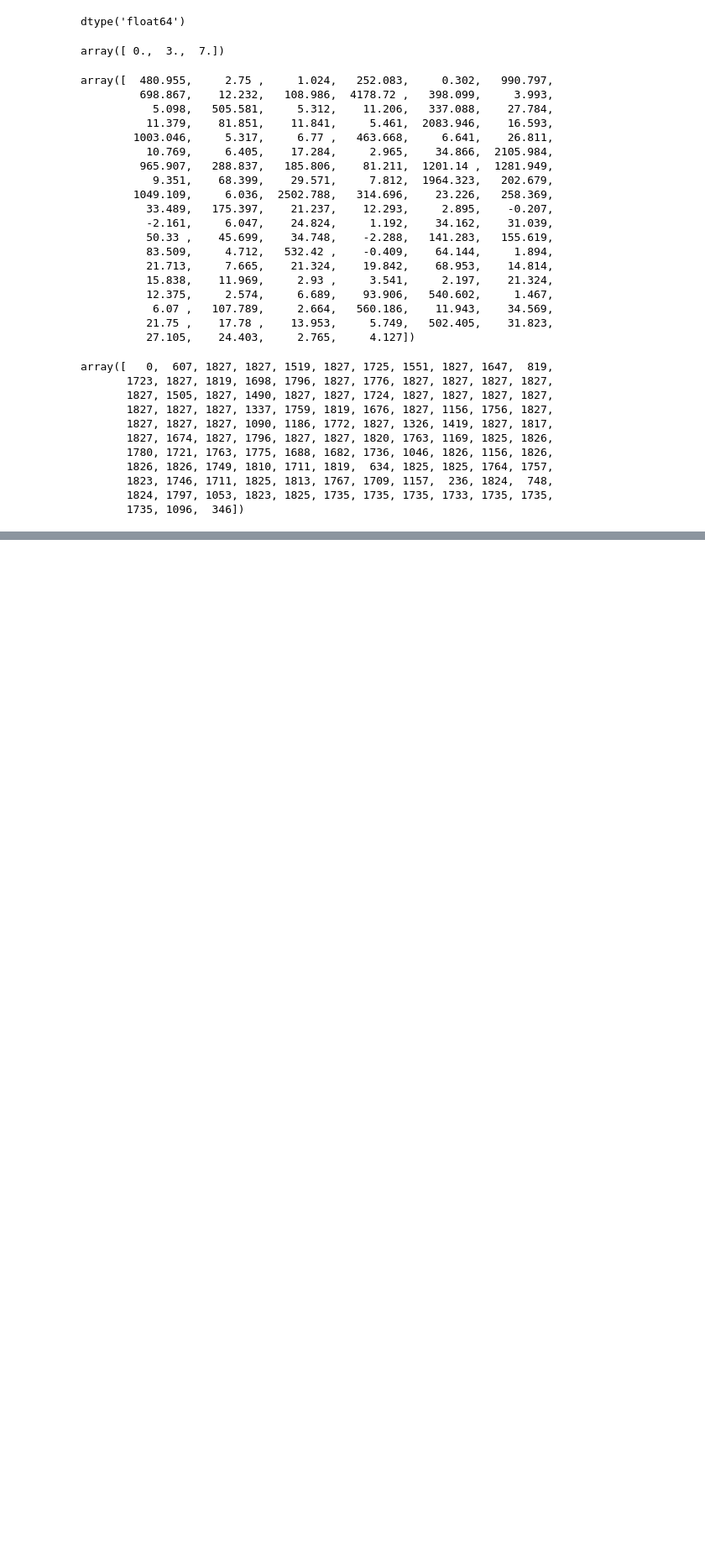
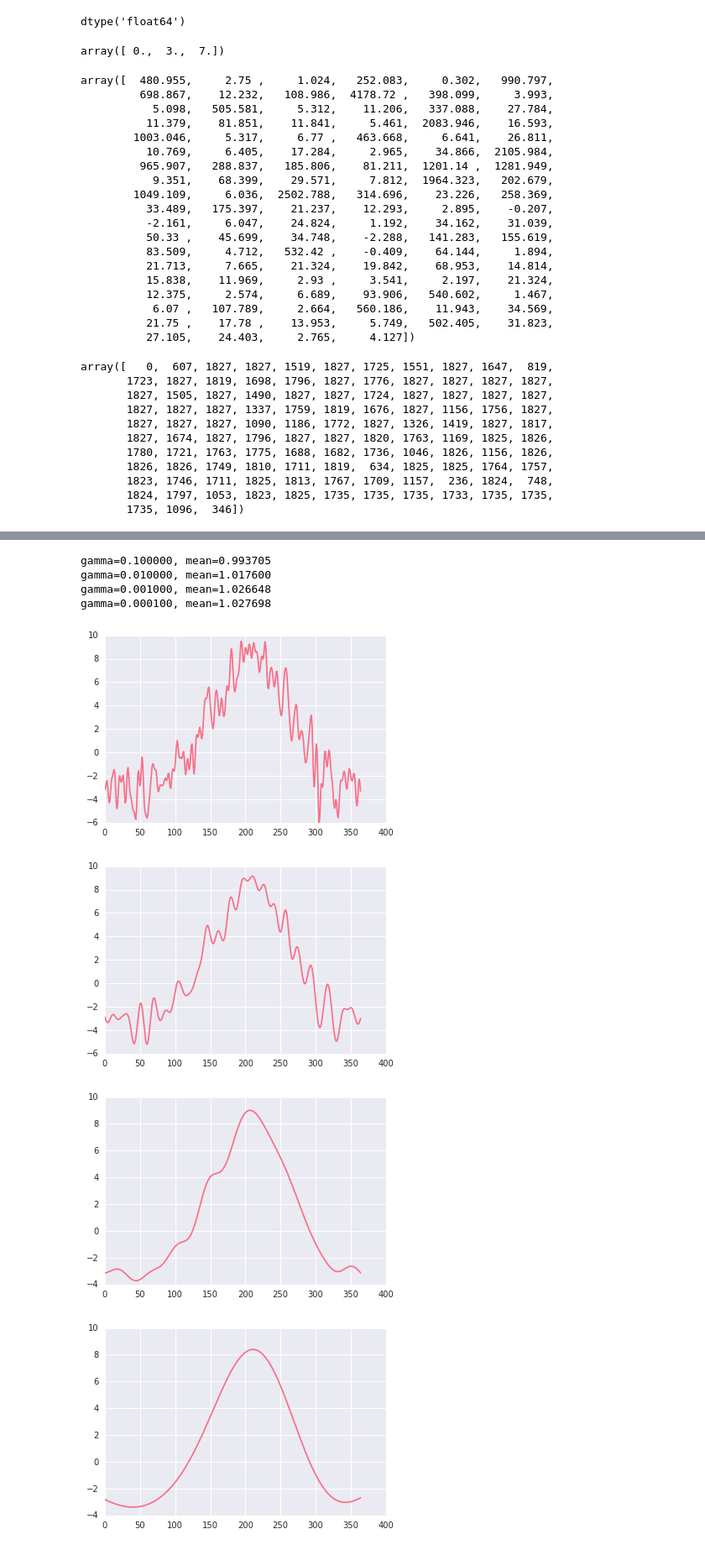
Before and after one commit to DarwinSenior/cs498, a Jupyter notebook: assignment7/KernelMethods.ipynb, the cells around one changed output, grey strips where cells are left out. Shown at 84% size. Cells and saved outputs as stored; diff of their text form; code cells hidden in the pictures; blank space fills up the shorter version.

```diff
--- a/assignment7/KernelMethods.ipynb
+++ b/assignment7/KernelMethods.ipynb
@@ -180,3 +143,27 @@ z[z<-100]=0
+# %%
+with sns.color_palette("husl", 8):
+    for i in range(1,5):
+        sid = 3
+        possible = np.logical_and(fm.SID.as_matrix() == sid, fm.Tmin_deg_C.as_matrix() < 999)
+        X1 = fm.Time.as_matrix()[possible]%365
+        X1 = X1.reshape((X1.size,1))
+
+        Y1 = fm.Tmin_deg_C.as_matrix()[possible]
+        years = np.arange(0, 365)
+        years = years.reshape((years.size, 1))
+        z = KernelRidge(kernel='rbf', gamma=10**(-i)).fit(X1, Y1).predict(years)
+        plt.figure(i)
+        plt.plot(z)
+        print("gamma=%f, mean=%f"%(10**(-i), np.mean(z)))
+# %% [output]
+gamma=0.100000, mean=0.993705
+gamma=0.010000, mean=1.017600
+gamma=0.001000, mean=1.026648
+gamma=0.000100, mean=1.027698
+[figure, added]
+[figure, added]
+[figure, added]
+[figure, added]
 # %%
 plt.plot(z)
 # %% [output]
```
Also changed, not shown: parts of 21 cells of this notebook.
